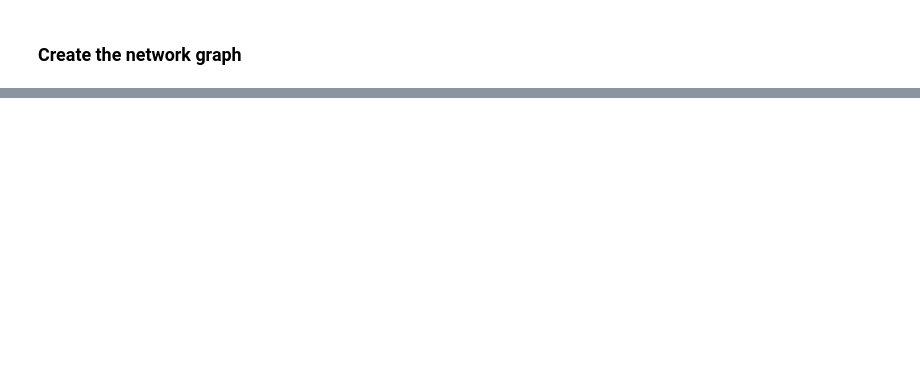
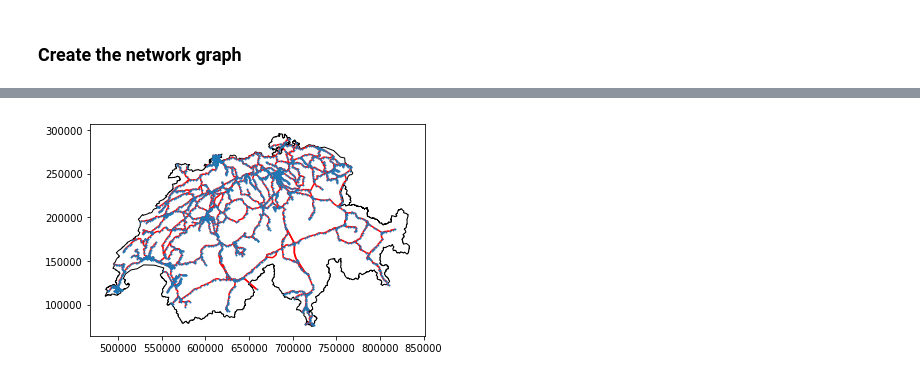
Before and after one commit to mathiasluethi/network-science-final-project, a Jupyter notebook: Network Science Final Project.ipynb, the cells around one changed output, grey strips where cells are left out. Cells and saved outputs as stored; diff of their text form; code cells hidden in the pictures; blank space fills up the shorter version.

```diff
--- a/Network Science Final Project.ipynb
+++ b/Network Science Final Project.ipynb
@@ -42,0 +46,15 @@ nx.draw(G, node_size=1, edge_color="r")
+# %%
+# Load map
+map = gpd.read_file('./Maps/swissBOUNDARIES3D_1_3_TLM_LANDESGEBIET.shx')
+
+# Create plot
+fig, ax = plt.subplots()
+ax.set_aspect('equal')
+
+map.plot(ax=ax, color='w', edgecolor='black', zorder=0)
+netzsegment.plot(ax=ax, color='r', zorder=100)
+netzknoten.plot(ax=ax, marker='o', markersize=1, zorder=200)
+
+plt.show()
+# %% [output]
+[figure, added]
```
Also changed, not shown: parts of 2 cells of this notebook, 2 other files.
